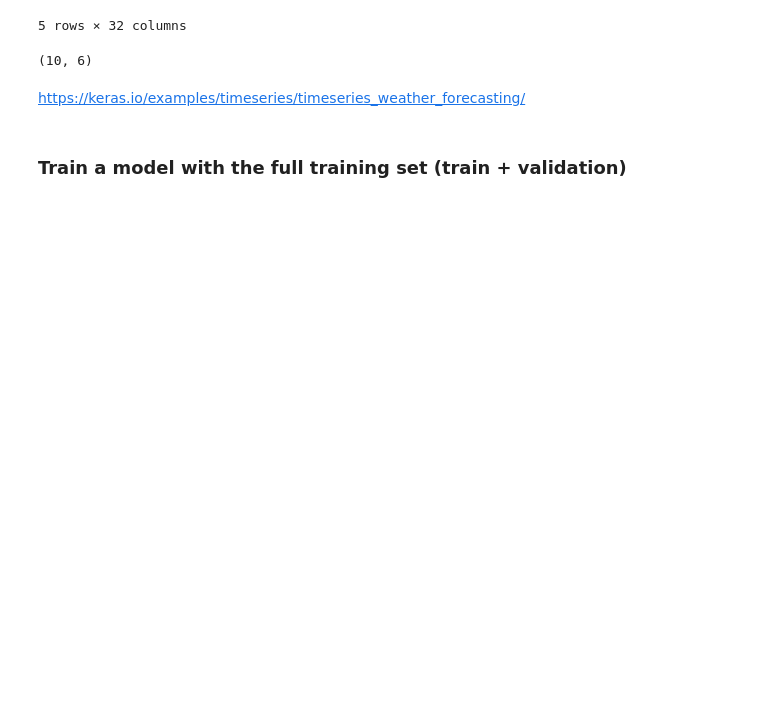
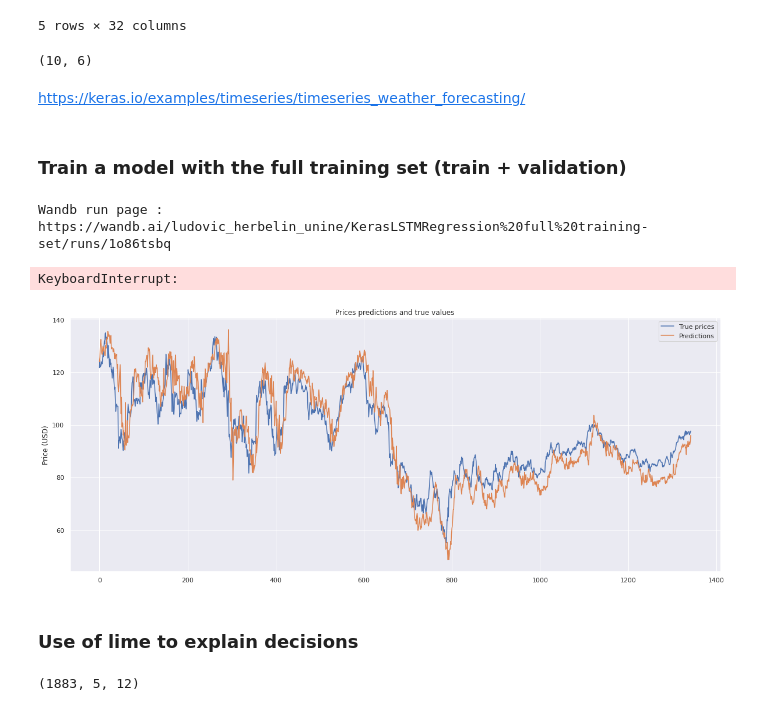
Before and after one commit to Naralas/StonksMarketPrediction, a Jupyter notebook: notebooks/KerasLSTMRegressionSplits.ipynb, the cells around one changed output. Drawn from its saved outputs; the diff is of its cells as text; code cells hidden in the pictures; blank space fills up the shorter version.

```diff
--- a/notebooks/KerasLSTMRegressionSplits.ipynb
+++ b/notebooks/KerasLSTMRegressionSplits.ipynb
@@ -108,8 +79,8 @@ for split_id, split in tqdm(enumerate(datasets_splits)):
     val_set = tf.data.Dataset.from_tensor_slices((X_val, y_val)).batch(config_dict['batch_size'])
     test_set = tf.data.Dataset.from_tensor_slices((X_test, y_test)).batch(config_dict['batch_size'])
 
-    model = LSTMModel(config_dict, seq_len, len(features), learning_rate=config_dict['learning_rate'], loss='mse',
-                      metrics=['mae'])
+    model = LSTMModel(config_dict, seq_len, len(features), output_dim=1,
+                      learning_rate=config_dict['learning_rate'], loss='mse', metrics=['mae'])
     trainer = KerasRegressionTrainer(model, project_label=project_label)
     trainer.train(train_set, val_set)
 # %% [markdown]
@@ -128,3 +88,24 @@ test_model(final_model, test_set, log_wandb=True)
+# %%
+config_dict['n_epochs'] = 150
+
+full_train_set = train_set.concatenate(val_set)
+final_model = LSTMModel(config_dict, seq_len, len(features), learning_rate=config_dict['learning_rate'], loss='mse')
+trainer = KerasRegressionTrainer(model, project_label=f"{project_label} full training-set")
+trainer.train(full_train_set, val_set=test_set)
+# %% [output]
+Wandb run page : https://wandb.ai/ludovic_herbelin_unine/KerasLSTMRegression%20full%20training-set/runs/1o86tsbq
+KeyboardInterrupt:
+# %%
+predictions, labels = trainer.predict(test_set)
+
+scaled_preds = data_wrapper.get_unscaled_values(predictions, 'Close')
+scaled_labels = data_wrapper.get_unscaled_values(labels, 'Close')
+
+ax = plot_predictions(scaled_labels, scaled_preds)
+# %% [output]
+[figure, added]
+# %% [markdown]
+### Use of lime to explain decisions
 # %%
 import lime
 from lime import lime_tabular
@@ -141,6 +126,8 @@ explainer = lime_tabular.RecurrentTabularExplainer(inputs, training_labels=targe
 test_samples = np.concatenate([x for x, y in val_set], axis=0)
 
 print(test_samples.shape)
+# %% [output]
+(1883, 5, 12)
 # %%
 # https://github.com/marcotcr/lime/blob/master/doc/notebooks/Submodular%20Pick%20examples.ipynb
 
```
Also changed, not shown: parts of 7 cells of this notebook, 14 other files.
